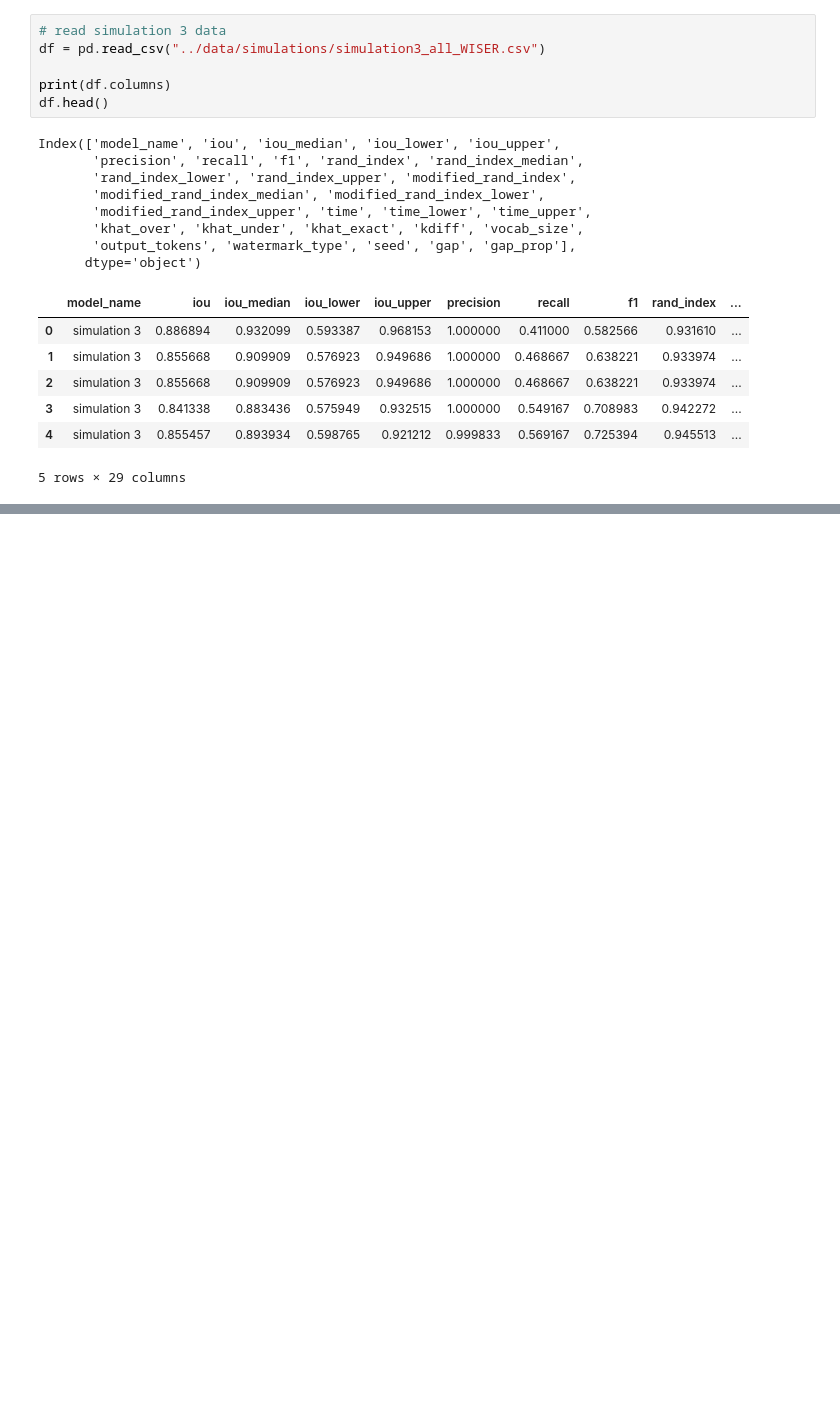
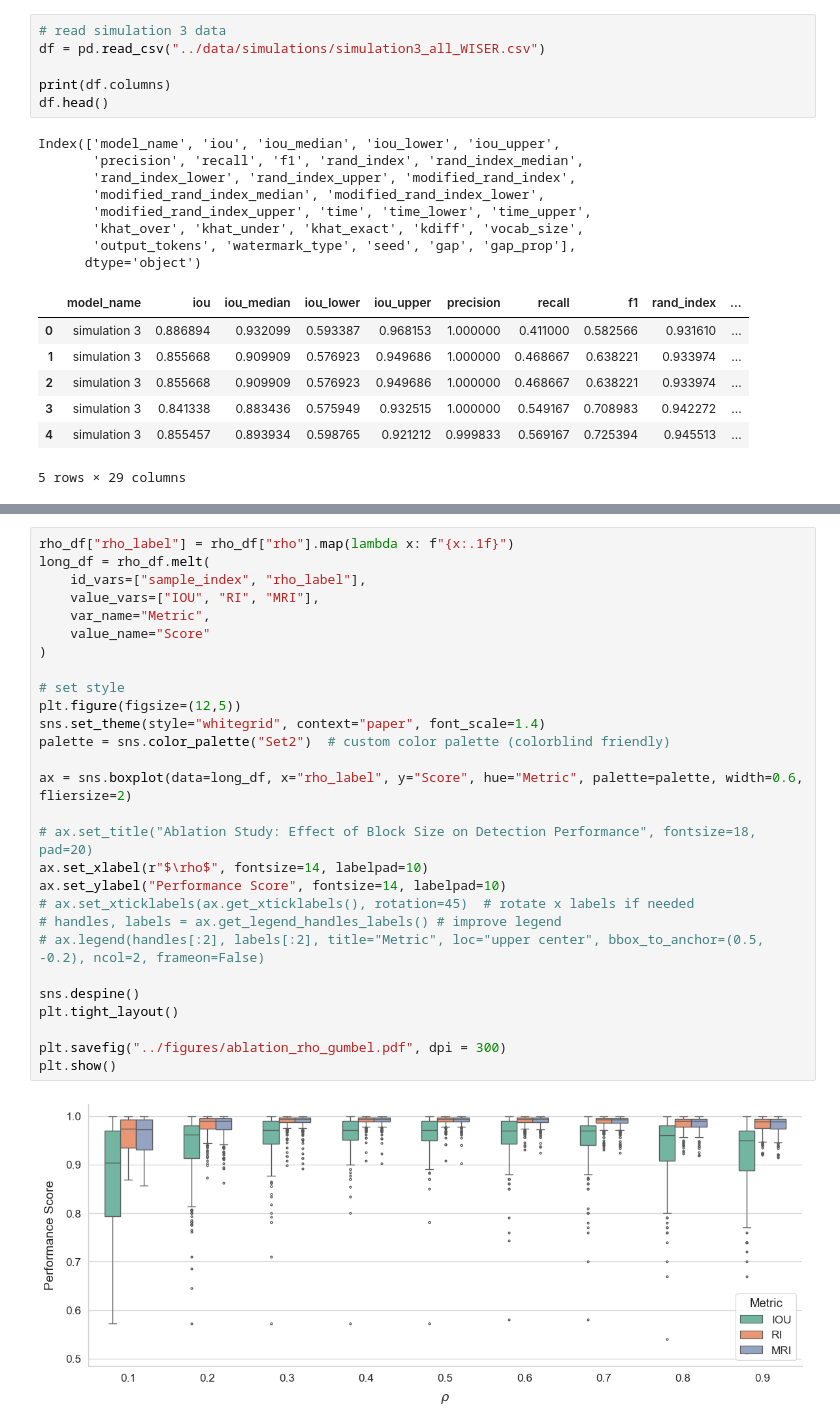
Before and after one commit to subroy13/WISER, a Jupyter notebook: scripts/paper_plots.ipynb, the cells around one changed output, grey strips where cells are left out. Saved outputs shown, nothing was run; the diff lists cells and outputs as text; blank space fills up the shorter version.

```diff
--- a/scripts/simulation_plots.ipynb
+++ b/scripts/paper_plots.ipynb
@@ -295,0 +657,30 @@ plt.show()
+# %%
+rho_df["rho_label"] = rho_df["rho"].map(lambda x: f"{x:.1f}")
+long_df = rho_df.melt(
+    id_vars=["sample_index", "rho_label"],
+    value_vars=["IOU", "RI", "MRI"],
+    var_name="Metric",
+    value_name="Score"
+)
+
+# set style
+plt.figure(figsize=(12,5))
+sns.set_theme(style="whitegrid", context="paper", font_scale=1.4)
+palette = sns.color_palette("Set2")  # custom color palette (colorblind friendly)
+
+ax = sns.boxplot(data=long_df, x="rho_label", y="Score", hue="Metric", palette=palette, width=0.6, fliersize=2)
+
+# ax.set_title("Ablation Study: Effect of Block Size on Detection Performance", fontsize=18, pad=20)
+ax.set_xlabel(r"$\rho$", fontsize=14, labelpad=10)
+ax.set_ylabel("Performance Score", fontsize=14, labelpad=10)
+# ax.set_xticklabels(ax.get_xticklabels(), rotation=45)  # rotate x labels if needed
+# handles, labels = ax.get_legend_handles_labels() # improve legend
+# ax.legend(handles[:2], labels[:2], title="Metric", loc="upper center", bbox_to_anchor=(0.5, -0.2), ncol=2, frameon=False)
+
+sns.despine()
+plt.tight_layout()
+
+plt.savefig("../figures/ablation_rho_gumbel.pdf", dpi = 300)
+plt.show()
+# %% [output]
+[figure, added]
```
Also changed, not shown: parts of 17 cells of this notebook, 11 other files.
